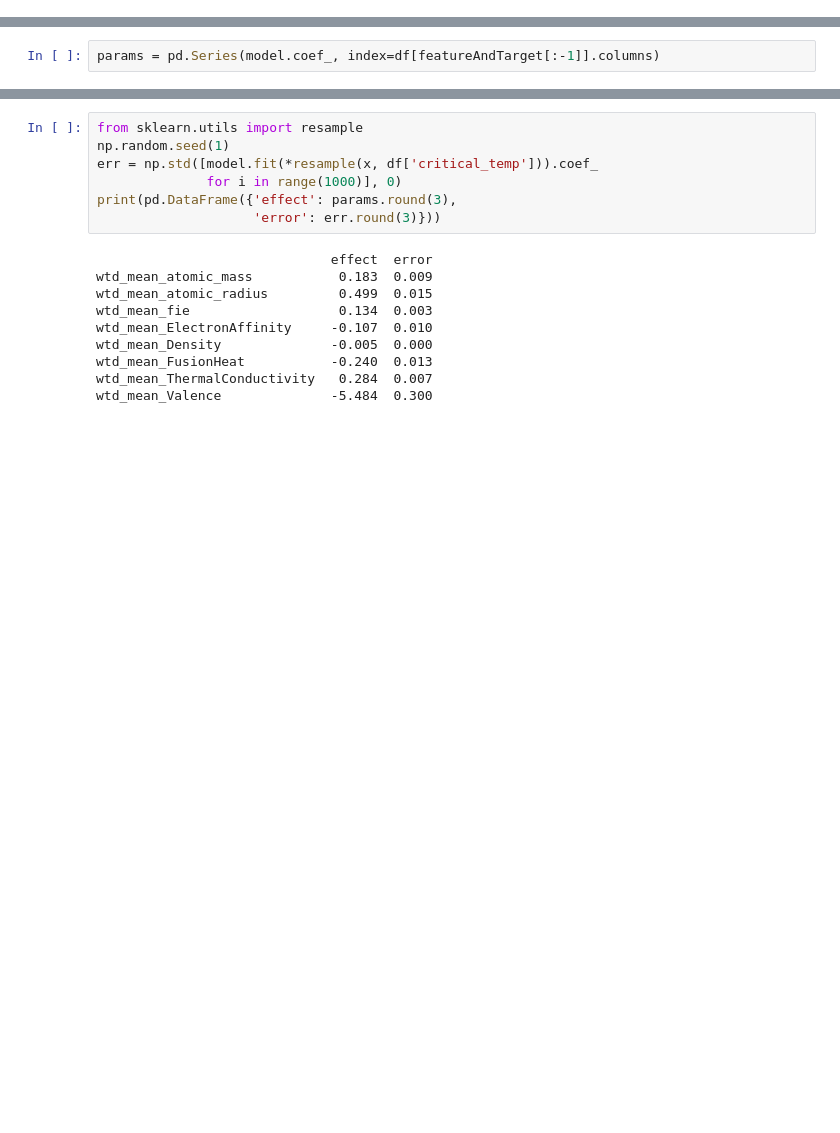
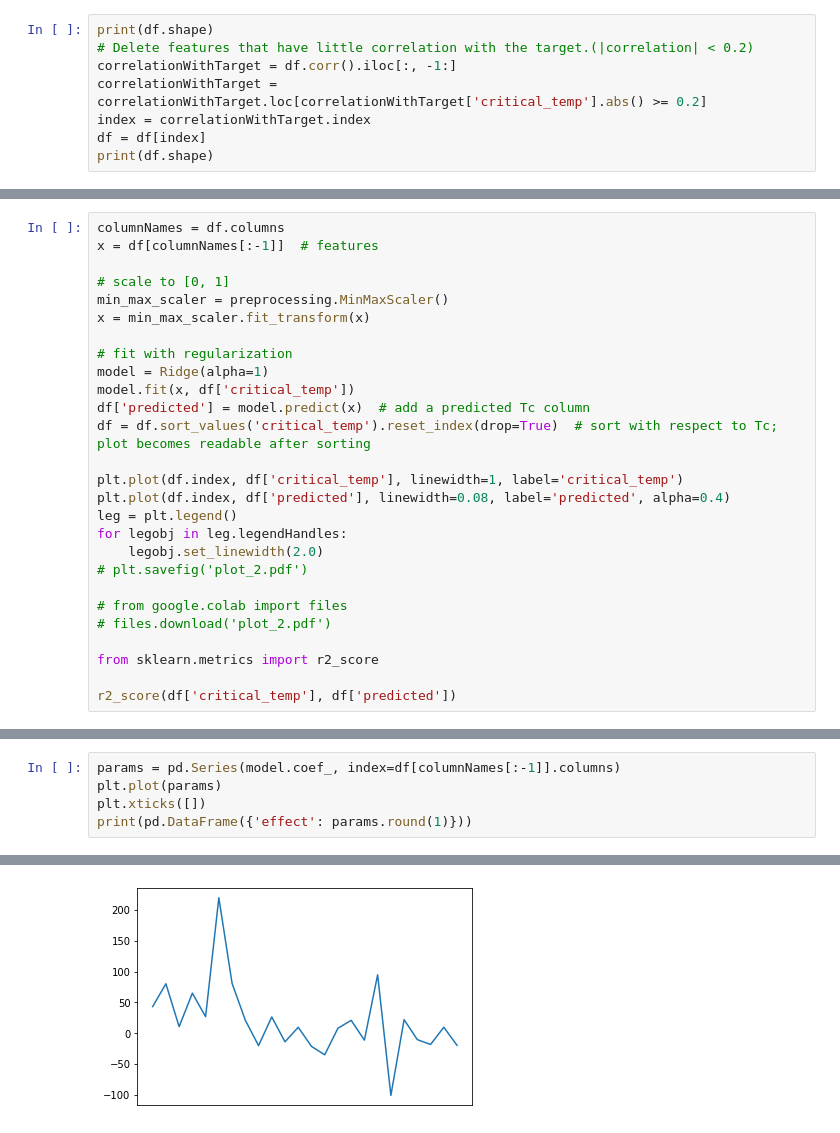
Before and after one commit to AlexUCAS/ML_SC, a Jupyter notebook: LR_SC.ipynb, the cells around one changed output, grey strips where cells are left out. Saved outputs shown, nothing was run; the diff lists cells and outputs as text; blank space fills up the shorter version.

```diff
--- a/LR_SC.ipynb
+++ b/LR_SC.ipynb
@@ -34,0 +41,8 @@ files.download('plot.pdf')
+# %%
+print(df.shape)
+# Delete features that have little correlation with the target.(|correlation| < 0.2)
+correlationWithTarget = df.corr().iloc[:, -1:]
+correlationWithTarget = correlationWithTarget.loc[correlationWithTarget['critical_temp'].abs() >= 0.2]
+index = correlationWithTarget.index
+df = df[index]
+print(df.shape)
@@ -34,0 +85,27 @@ files.download('plot.pdf')
+# %%
+columnNames = df.columns
+x = df[columnNames[:-1]]  # features
+
+# scale to [0, 1]
+min_max_scaler = preprocessing.MinMaxScaler()
+x = min_max_scaler.fit_transform(x)
+
+# fit with regularization
+model = Ridge(alpha=1)
+model.fit(x, df['critical_temp'])
+df['predicted'] = model.predict(x)  # add a predicted Tc column
+df = df.sort_values('critical_temp').reset_index(drop=True)  # sort with respect to Tc; plot becomes readable after sorting
+
+plt.plot(df.index, df['critical_temp'], linewidth=1, label='critical_temp')
+plt.plot(df.index, df['predicted'], linewidth=0.08, label='predicted', alpha=0.4)
+leg = plt.legend()
+for legobj in leg.legendHandles:
+    legobj.set_linewidth(2.0)
+# plt.savefig('plot_2.pdf')
+
+# from google.colab import files
+# files.download('plot_2.pdf')
+
+from sklearn.metrics import r2_score
+
+r2_score(df['critical_temp'], df['predicted'])
@@ -35,2 +115,6 @@ files.download('plot.pdf')
 # %%
-params = pd.Series(model.coef_, index=df[featureAndTarget[:-1]].columns)
+params = pd.Series(model.coef_, index=df[columnNames[:-1]].columns)
+plt.plot(params)
+plt.xticks([])
+print(pd.DataFrame({'effect': params.round(1)}))
+# %% [output]
@@ -37,17 +138 @@ params = pd.Series(model.coef_, index=df[featureAndTarget[:-1]].columns)
+[figure, added]
-# %%
-from sklearn.utils import resample
-np.random.seed(1)
-err = np.std([model.fit(*resample(x, df['critical_temp'])).coef_
-              for i in range(1000)], 0)
-print(pd.DataFrame({'effect': params.round(3),
-                    'error': err.round(3)}))
-# %% [output]
-                              effect  error
-wtd_mean_atomic_mass           0.183  0.009
-wtd_mean_atomic_radius         0.499  0.015
-wtd_mean_fie                   0.134  0.003
-wtd_mean_ElectronAffinity     -0.107  0.010
-wtd_mean_Density              -0.005  0.000
-wtd_mean_FusionHeat           -0.240  0.013
-wtd_mean_ThermalConductivity   0.284  0.007
-wtd_mean_Valence              -5.484  0.300
```
Also changed, not shown: parts of 13 cells of this notebook.
